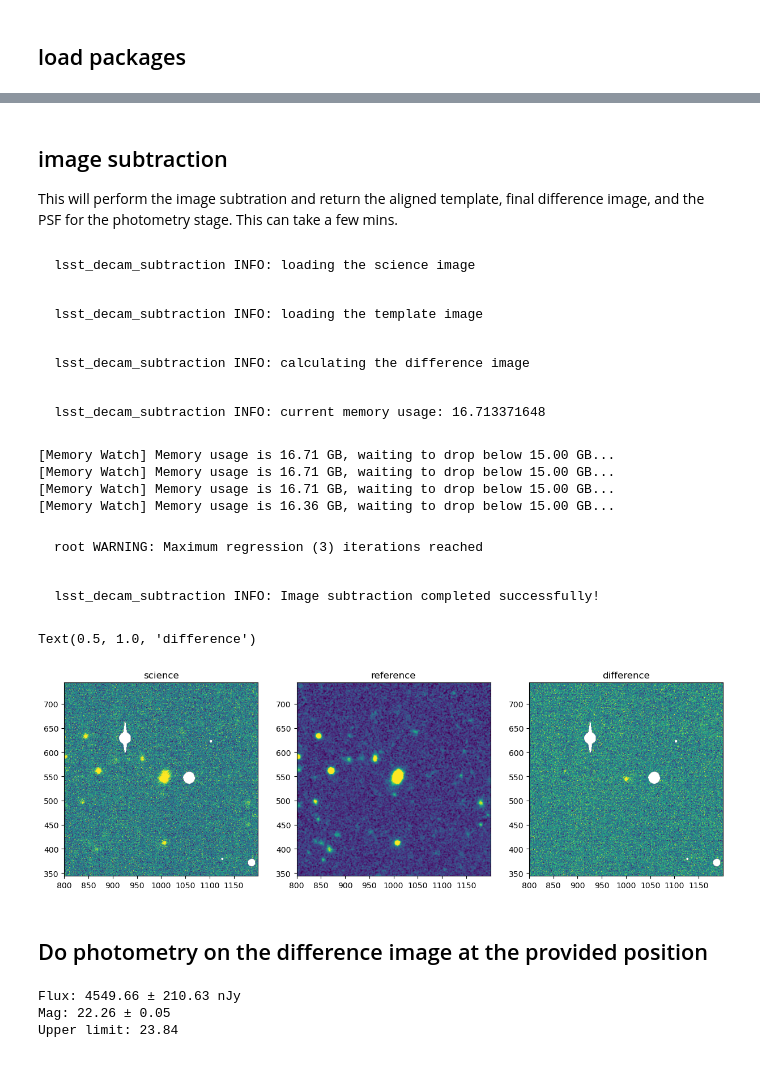
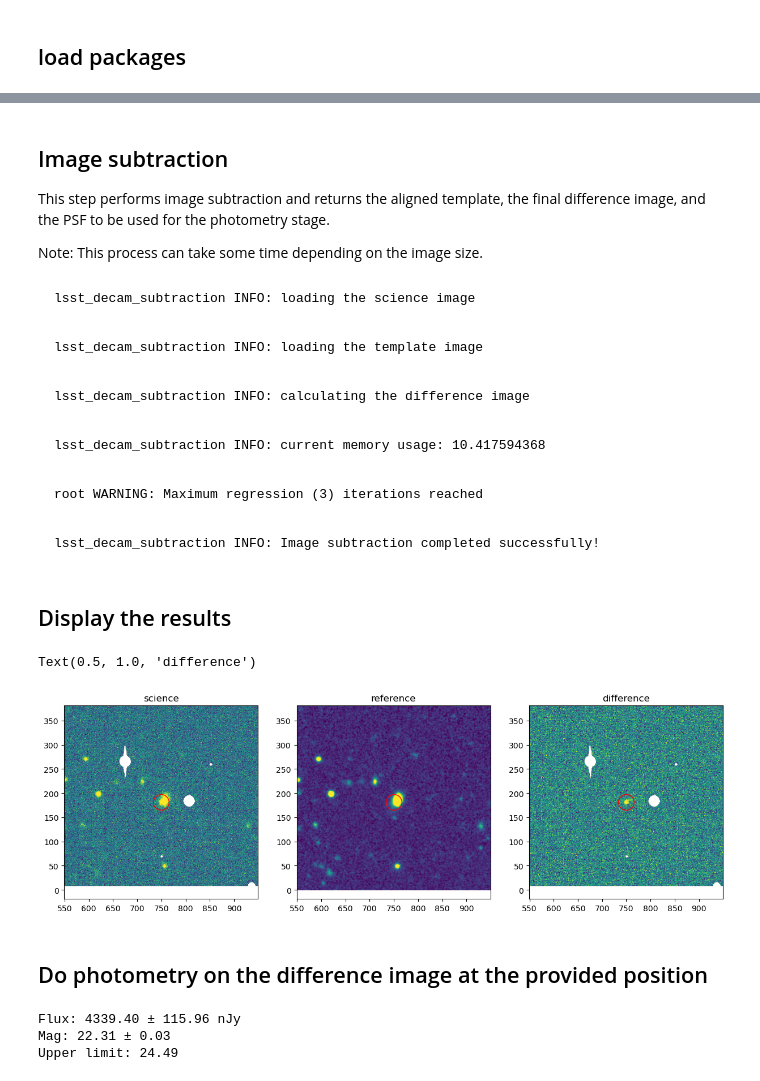
Before and after one commit to yizedong/SLIDE, a Jupyter notebook: example.ipynb, the cells around one changed output, grey strips where cells are left out. Drawn from its saved outputs; the diff is of its cells as text; code cells hidden in the pictures.

```diff
--- a/example.ipynb
+++ b/example.ipynb
@@ -25,7 +26,7 @@ Find images that are within the timespan and contain the source we are intereste
 ra = 58.335054
 dec = -48.750303
 band = 'g'
-time1 = '2024-12-01'
+time1 = '2024-11-30'
 time2 = '2024-12-10'
 data_query = query_lsst_visits(butler=butler, ra=ra, dec=dec, band=band, time1=time1, time2=time2)
 # %%
@@ -35,3 +36,3 @@ DatasetRef(DatasetType('visit_image', {band, instrument, day_obs, detector, phys
 # %%
-visit_image = butler.get(data_query[1])
+visit_image = butler.get(data_query[0])
 # %% [markdown]
@@ -40,5 +47,6 @@ This will download the templates from the DES-DR2, calibrate the WCS of both the
 # %%
-scidata, refdata, sci_psf, ref_psf, ref_global_bkg = lsst_decam_data_load(visit_image, ra = ra, dec = dec, download_DES_temp=True, show=True,
-                                                          cutout=True, cutout_size=2000, reference_catalog='gaia', reference_mag1=17, reference_mag2=21,
-                                                                          save_intermediate=False, save_original_temp=True)
+scidata, refdata, sci_psf, ref_psf = lsst_decam_data_load(visit_image, ra = ra, dec = dec, download_DES_temp=True, show=True,
+                                                          refine_wcs_sci=False, make_sci_psf=False,
+                                                          cutout=True, cutout_size=1500, reference_catalog='gaia', workdir='./',
+                                                                          save_intermediate=False)
 # %% [output]
@@ -57,52 +65,53 @@ lsst_decam_subtraction INFO: Making PSF for the template image
 # %% [markdown]
-## image subtraction
-This will perform the image subtration and return the aligned template, final difference image, and the PSF for the photometry stage. This can take a few mins.
+## Image subtraction
+
+This step performs image subtraction and returns the aligned template, the final difference image, and the PSF to be used for the photometry stage.
+
+Note: This process can take some time depending on the image size.
 # %%
-refdata_aligned, normalized_difference, diff_psf = perform_image_subtraction(scidata, refdata, sci_psf, ref_psf, ref_global_bkg,
-                          save_diff=False, show=False, sigma_cut=5, max_iterations=3)
+refdata_aligned, normalized_difference, diff_psf = perform_image_subtraction(scidata, refdata, sci_psf, ref_psf,
+                          save_diff=False, show=False, sigma_cut=5, max_iterations=3, protect_mem=False)
 # %% [output]
 lsst_decam_subtraction INFO: loading the science image
 lsst_decam_subtraction INFO: loading the template image
 lsst_decam_subtraction INFO: calculating the difference image
-lsst_decam_subtraction INFO: current memory usage: 16.713371648
+lsst_decam_subtraction INFO: current memory usage: 10.417594368
-[Memory Watch] Memory usage is 16.71 GB, waiting to drop below 15.00 GB...
-[Memory Watch] Memory usage is 16.71 GB, waiting to drop below 15.00 GB...
-[Memory Watch] Memory usage is 16.71 GB, waiting to drop below 15.00 GB...
-[Memory Watch] Memory usage is 16.36 GB, waiting to drop below 15.00 GB...
 root WARNING: Maximum regression (3) iterations reached
 lsst_decam_subtraction INFO: Image subtraction completed successfully!
+# %% [markdown]
+## Display the results
 # %%
 fig, (ax1, ax2, ax3) = plt.subplots(1, 3, figsize=(15, 15))
 norm = ImageNormalize(scidata.data, PercentileInterval(98))
 ax1.imshow(scidata, norm=norm)
 _x, _y = astropy_world_to_pixel(ra, dec, scidata.wcs)
-#ax1.plot(x, y, marker='o', mec='r', mfc='none', ls='none')
+ax1.plot(_x, _y, marker='o', mec='r', mfc='none', ls='none', markersize=20)
 ax1.set_xlim(_x-200, _x+200)
 ax1.set_ylim(_y-200, _y+200)
 ax1.set_title('science')
 
 norm = ImageNormalize(refdata.data, PercentileInterval(98))
 ax2.imshow(refdata, norm=norm)
-_x, _y = astropy_world_to_pixel(ra, dec, scidata.wcs)
-#ax1.plot(x, y, marker='o', mec='r', mfc='none', ls='none')
+ax2.plot(_x, _y, marker='o', mec='r', mfc='none', ls='none', markersize=20)
 ax2.set_xlim(_x-200, _x+200)
 ax2.set_ylim(_y-200, _y+200)
 ax2.set_title('reference')
 
 norm = ImageNormalize(normalized_difference.data, PercentileInterval(98))
 ax3.imshow(normalized_difference, norm=norm)
+ax3.plot(_x, _y, marker='o', mec='r', mfc='none', ls='none', markersize=20)
 ax3.set_xlim(_x-200, _x+200)
 ax3.set_ylim(_y-200, _y+200)
 ax3.set_title('difference')
 # %% [output]
 Text(0.5, 1.0, 'difference')
-[figure, old version]
+[figure, new version]
 # %% [markdown]
 ## Do photometry on the difference image at the provided position
 # %%
 flux_njy, flux_err, mag, mag_err, upper_limit = forced_phot(ra, dec, normalized_difference, scidata.wcs, diff_psf)
 print(f"Flux: {flux_njy:.2f} ± {flux_err:.2f} nJy\nMag: {mag:.2f} ± {mag_err:.2f}\nUpper limit: {upper_limit:.2f}")
 # %% [output]
-Flux: 4549.66 ± 210.63 nJy
-Mag: 22.26 ± 0.05
-Upper limit: 23.84
+Flux: 4339.40 ± 115.96 nJy
+Mag: 22.31 ± 0.03
+Upper limit: 24.49
```
Also changed, not shown: parts of 4 cells of this notebook, 3 other files.
